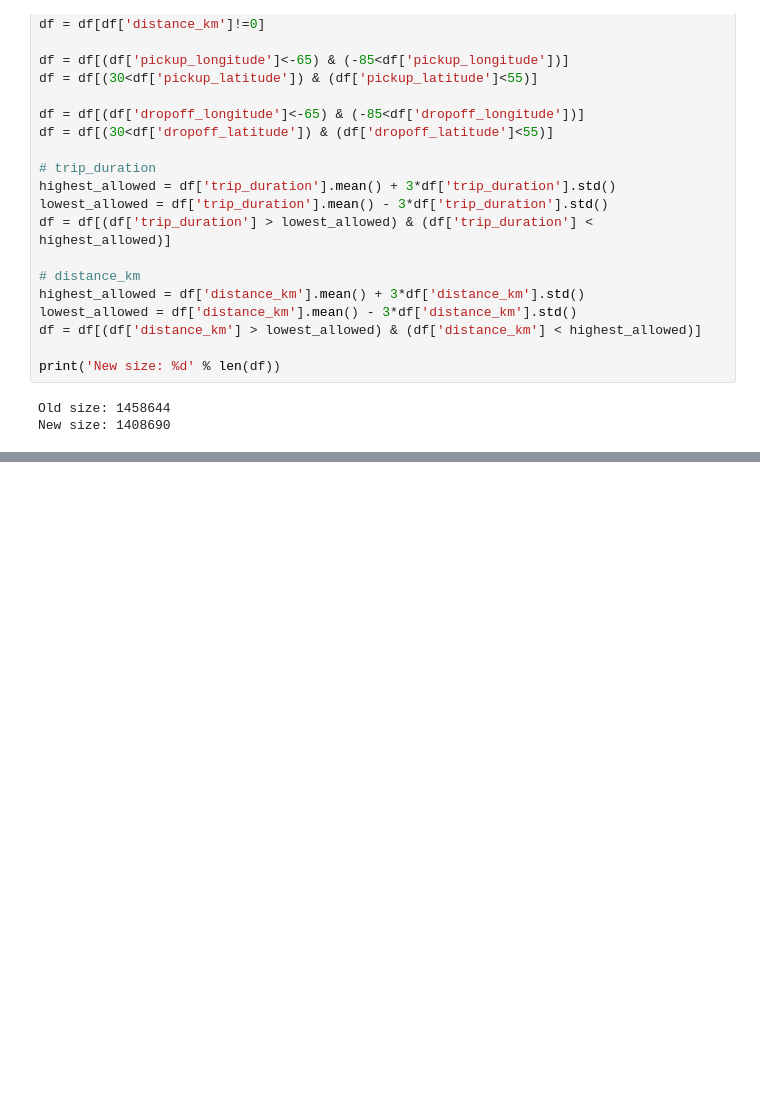
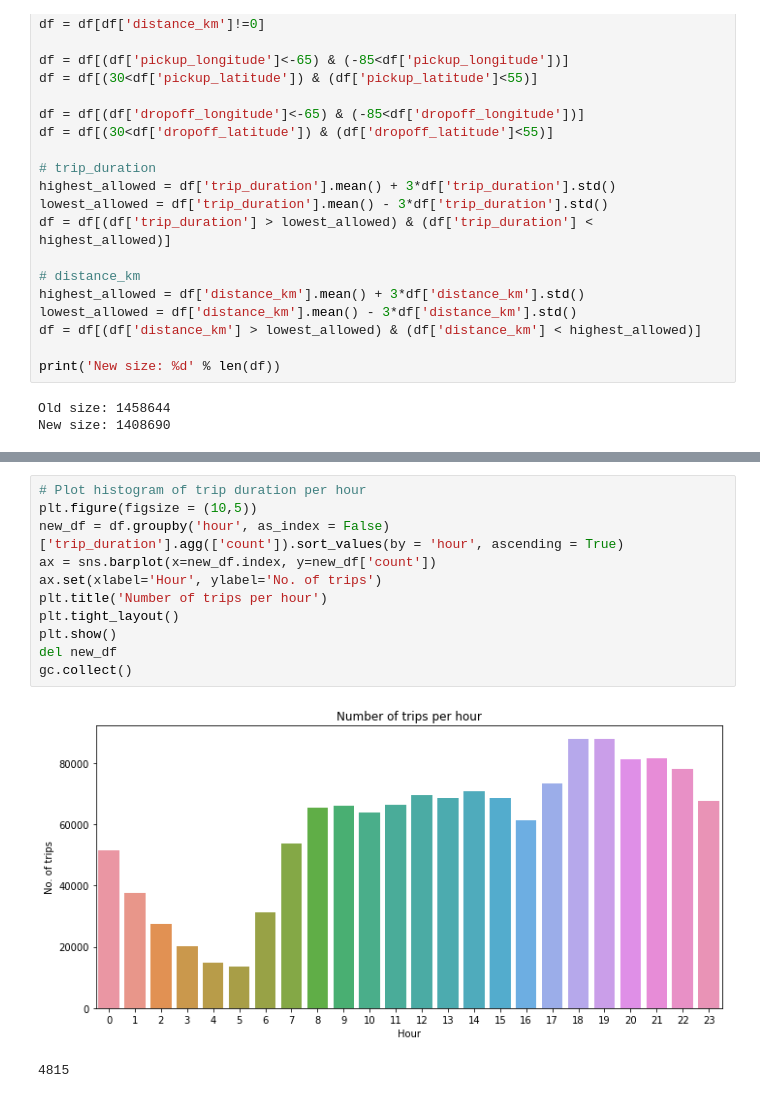
Before and after one commit to UserDs/NYC-Taxi-Trip-Time-Prediction, a Jupyter notebook: NYC_Taxi_Trip_Time_Prediction.ipynb, the cells around one changed output, grey strips where cells are left out. Saved outputs shown, nothing was run; the diff lists cells and outputs as text; blank space fills up the shorter version.

```diff
--- a/NYC_Taxi_Trip_Time_Prediction.ipynb
+++ b/NYC_Taxi_Trip_Time_Prediction.ipynb
@@ -180,0 +203,14 @@ New size: 1408690
+# %%
+# Plot histogram of trip duration per hour
+plt.figure(figsize = (10,5))
+new_df = df.groupby('hour', as_index = False)['trip_duration'].agg(['count']).sort_values(by = 'hour', ascending = True)
+ax = sns.barplot(x=new_df.index, y=new_df['count'])
+ax.set(xlabel='Hour', ylabel='No. of trips')
+plt.title('Number of trips per hour')
+plt.tight_layout()
+plt.show()
+del new_df
+gc.collect()
+# %% [output]
+[figure, added]
+4815
```
Also changed, not shown: parts of 8 cells of this notebook.
